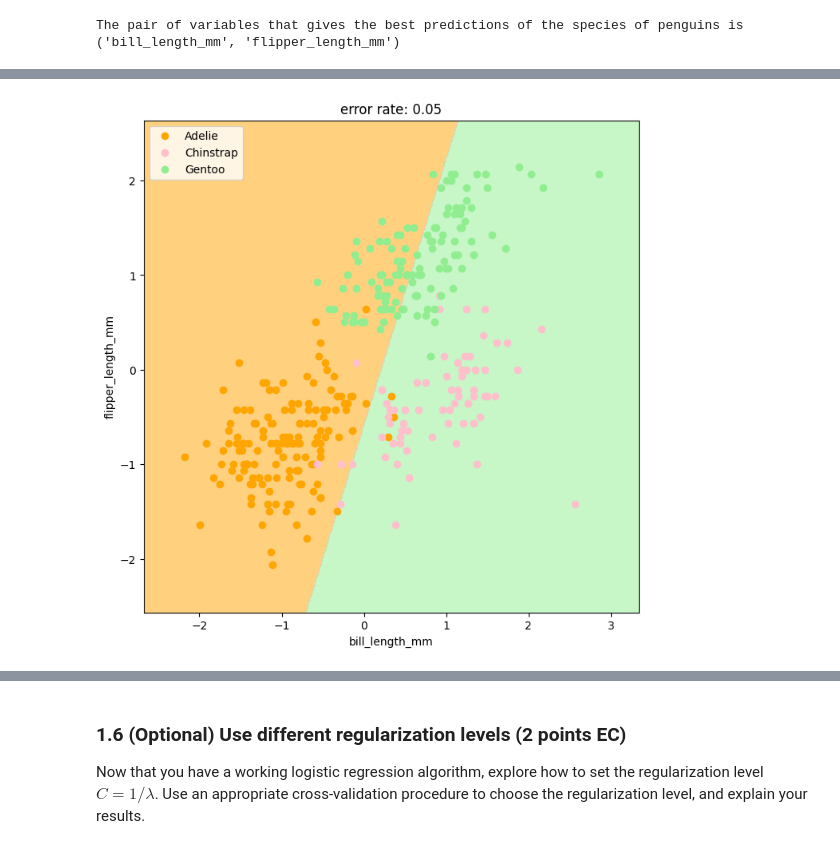
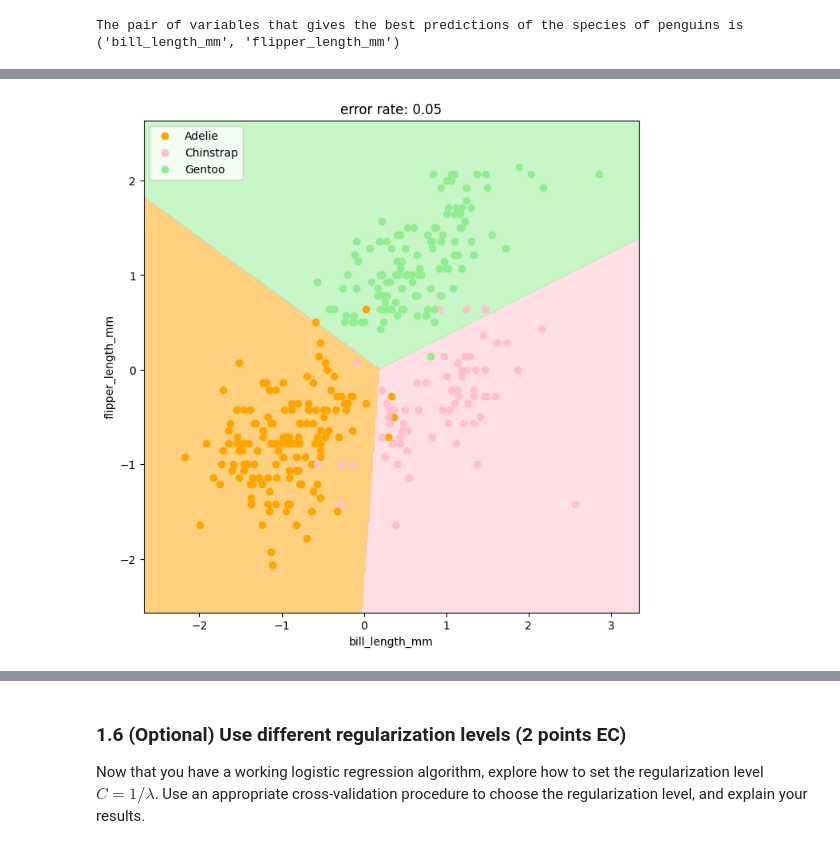
Before and after one commit to yuhanqianns94/Intro-to-ML, a Jupyter notebook: assignments/assn2/assn2.ipynb, the cells around one changed output, grey strips where cells are left out. Cells and saved outputs as stored; diff of their text form; code cells hidden in the pictures.

```diff
--- a/assignments/assn2/assn2.ipynb
+++ b/assignments/assn2/assn2.ipynb
@@ -218,7 +218,7 @@ Here we repeat exactly what we did during class using `lr = LogisticRegression(s
 
 After filling in your code, simply run this cell to plot a learning curve of error rate as a function of training percentage.
 # %%
-lr = LogisticRegression(penalty='l2', C=.1)
+lr = LogisticRegression(penalty='l2', C=.1, solver='lbfgs')
 
 lr_error_rate = []
 trials = 100
@@ -268,10 +268,3 @@ plt.show()
 Which pair of variables gives the best predictions of the species of penguins? Run some experiments and report back below!
 
 Note that there are ${5 \choose 2} = 10$ ways you can choose a pair of features. You may want to run a loop to automate this. And choose a reasonable `ratio` from the stable region of plot 1.3, such as 0.7 :)
-# %%
-for i in range(len(columns)):
-  for j in range(i+1,len(columns)):
-    print(columns[i],columns[j])
-i = 0
-j = 1
-X[[columns[j],columns[i]]]
@@ -351,6 +320,11 @@ def plot_decision_boundaries(X, y, model, error):
     plt.ylabel(X.columns[1])
 # %%
 # Your code and markdown here
-plot_decision_boundaries(X[[min_key[0],min_key[1]]],y,lr,err_rate[min_key])
+X_best = X[[min_key[0], min_key[1]]]
+
+lr_plot = lr
+lr_plot.fit(X_best, y)
+
+plot_decision_boundaries(X_best, y, lr_plot, err_rate[min_key])
 # %% [output]
-[figure, old version]
+[figure, new version]
```
Also changed, not shown: parts of 4 cells of this notebook.
